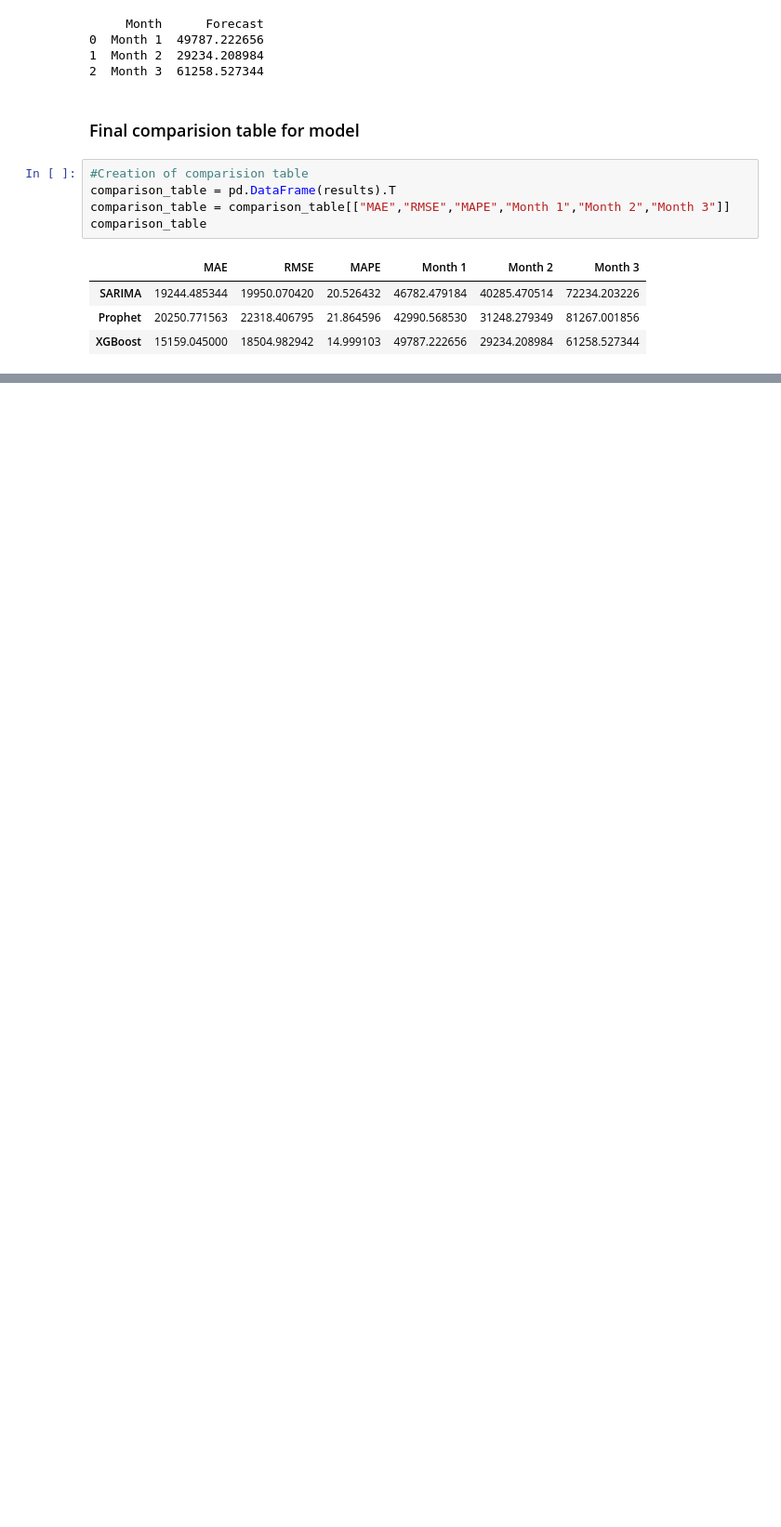
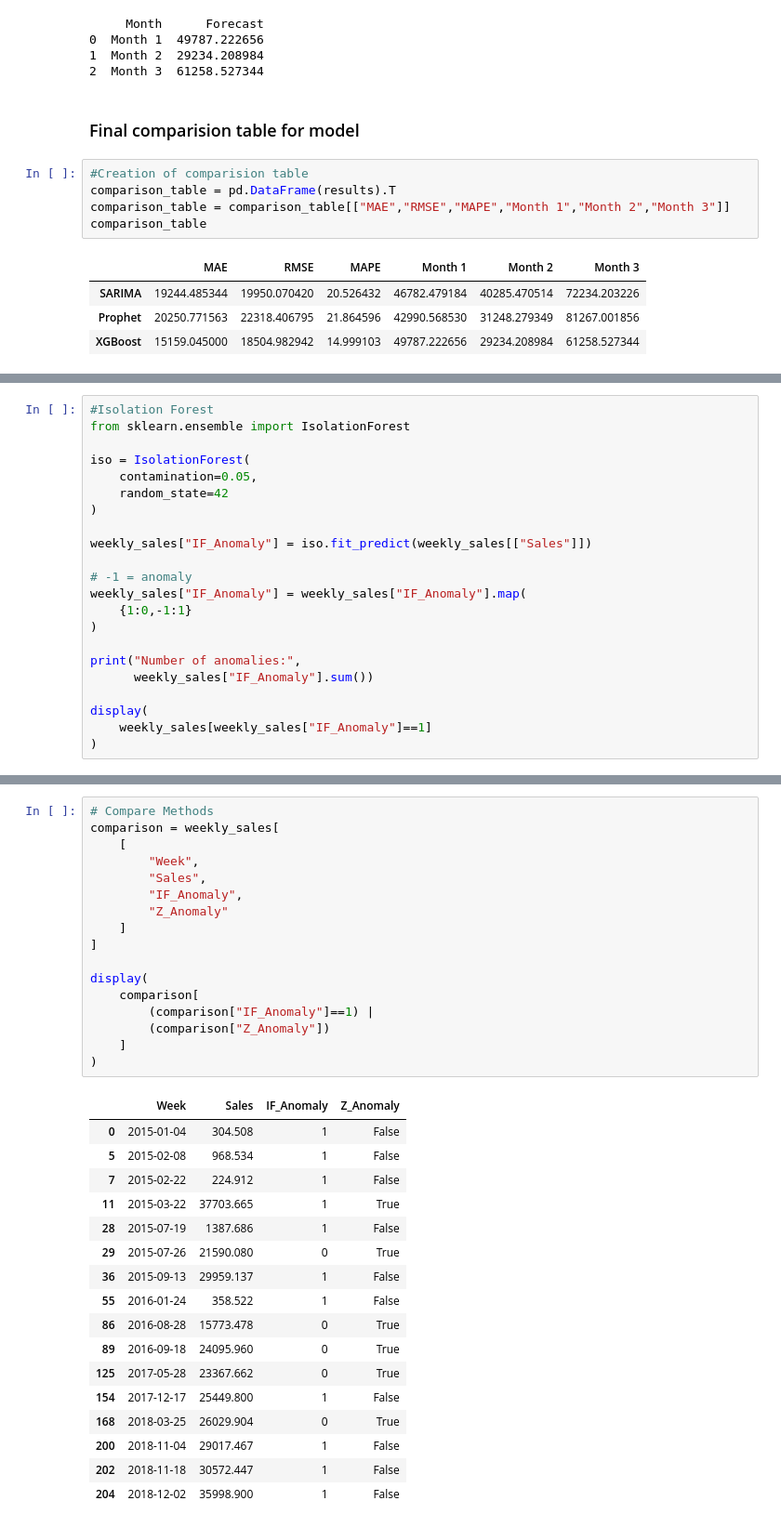
Before and after one commit to bishalanand/Sales-analysis, a Jupyter notebook: Analysis.ipynb, the cells around one changed output, grey strips where cells are left out. Shown at 93% size. Cells and saved outputs as stored; diff of their text form; blank space fills up the shorter version.

```diff
--- a/Analysis.ipynb
+++ b/Analysis.ipynb
@@ -946,0 +1166,22 @@ comparison_table
+# %%
+#Isolation Forest
+from sklearn.ensemble import IsolationForest
+
+iso = IsolationForest(
+    contamination=0.05,
+    random_state=42
+)
+
+weekly_sales["IF_Anomaly"] = iso.fit_predict(weekly_sales[["Sales"]])
+
+# -1 = anomaly
+weekly_sales["IF_Anomaly"] = weekly_sales["IF_Anomaly"].map(
+    {1:0,-1:1}
+)
+
+print("Number of anomalies:",
+      weekly_sales["IF_Anomaly"].sum())
+
+display(
+    weekly_sales[weekly_sales["IF_Anomaly"]==1]
+)
@@ -946,0 +1319,35 @@ comparison_table
+# %%
+# Compare Methods
+comparison = weekly_sales[
+    [
+        "Week",
+        "Sales",
+        "IF_Anomaly",
+        "Z_Anomaly"
+    ]
+]
+
+display(
+    comparison[
+        (comparison["IF_Anomaly"]==1) |
+        (comparison["Z_Anomaly"])
+    ]
+)
+# %% [output]
+|  | Week | Sales | IF_Anomaly | Z_Anomaly |
+| 0 | 2015-01-04 | 304.508 | 1 | False |
+| 5 | 2015-02-08 | 968.534 | 1 | False |
+| 7 | 2015-02-22 | 224.912 | 1 | False |
+| 11 | 2015-03-22 | 37703.665 | 1 | True |
+| 28 | 2015-07-19 | 1387.686 | 1 | False |
+| 29 | 2015-07-26 | 21590.080 | 0 | True |
+| 36 | 2015-09-13 | 29959.137 | 1 | False |
+| 55 | 2016-01-24 | 358.522 | 1 | False |
+| 86 | 2016-08-28 | 15773.478 | 0 | True |
+| 89 | 2016-09-18 | 24095.960 | 0 | True |
+| 125 | 2017-05-28 | 23367.662 | 0 | True |
+| 154 | 2017-12-17 | 25449.800 | 1 | False |
+| 168 | 2018-03-25 | 26029.904 | 0 | True |
+| 200 | 2018-11-04 | 29017.467 | 1 | False |
+| 202 | 2018-11-18 | 30572.447 | 1 | False |
+| 204 | 2018-12-02 | 35998.900 | 1 | False |
```
Also changed, not shown: parts of 18 cells of this notebook.
